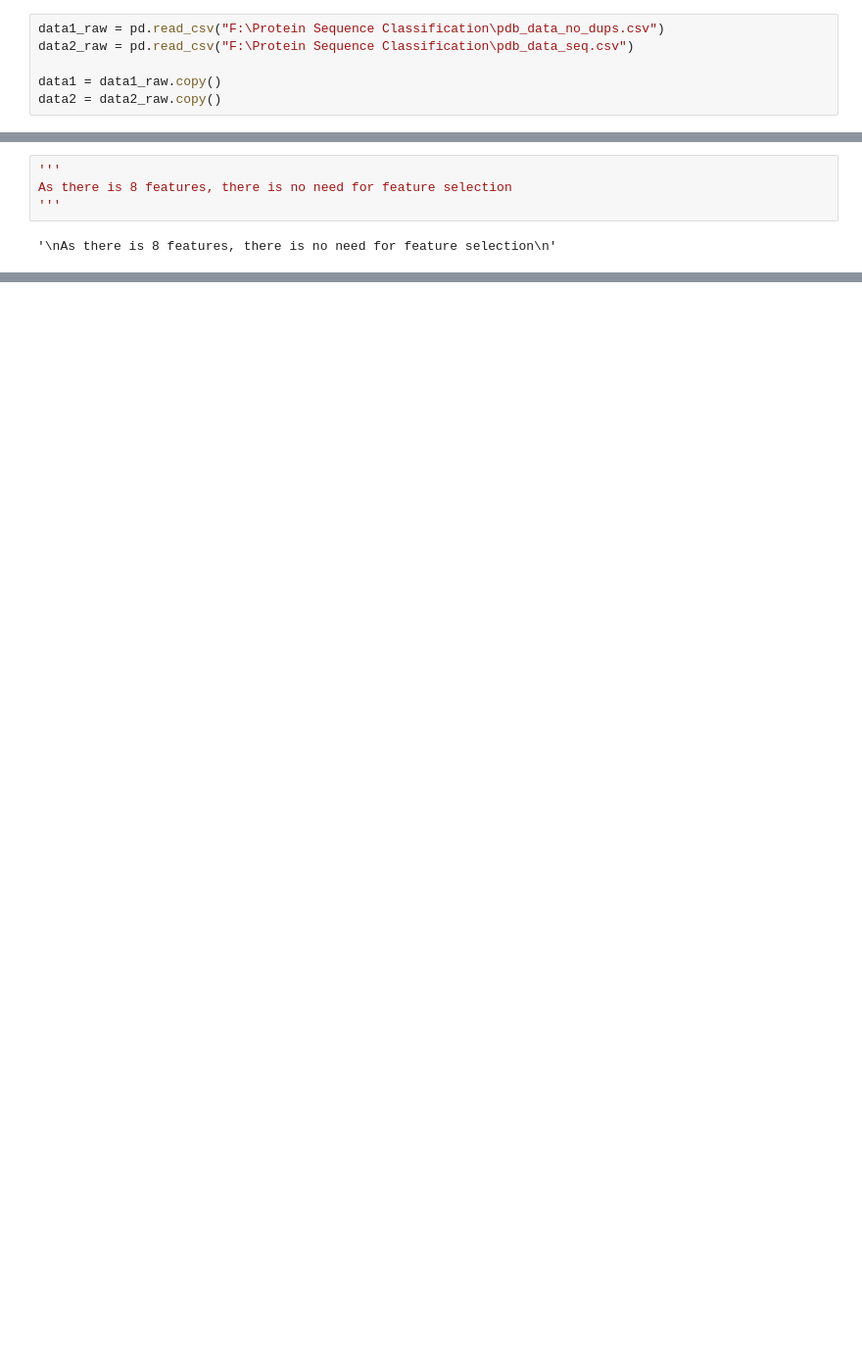
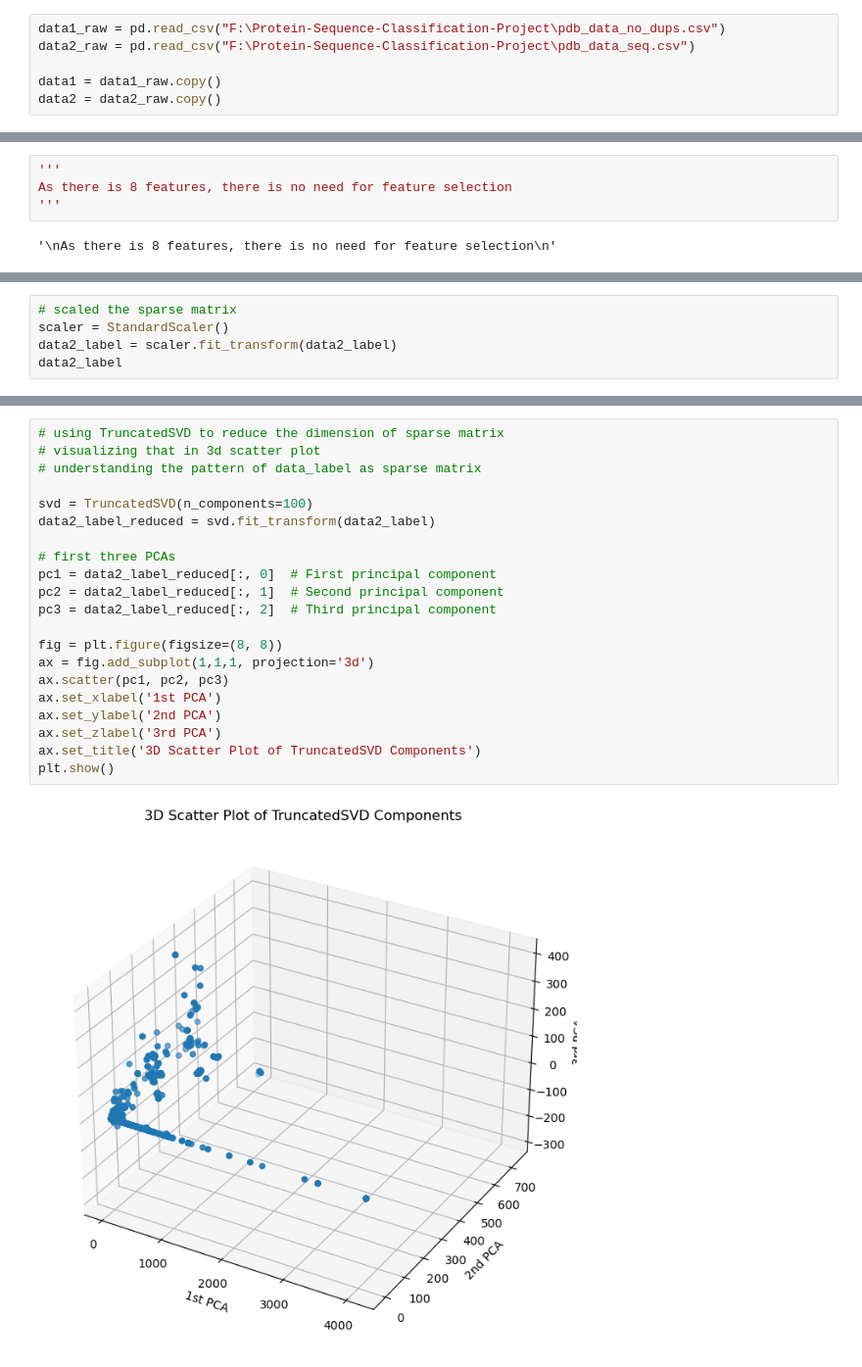
Before and after one commit to kazimahathir73/Protein-Sequence-Classification-Project, a Jupyter notebook: Protein Sequence Classification.ipynb, the cells around one changed output, grey strips where cells are left out. Shown at 98% size. Saved outputs shown, nothing was run; the diff lists cells and outputs as text; blank space fills up the shorter version.

```diff
--- a/Protein Sequence Classification.ipynb
+++ b/Protein Sequence Classification.ipynb
@@ -13,6 +21,6 @@ from sklearn.feature_extraction.text import CountVectorizer
 # %%
-data1_raw = pd.read_csv("F:\Protein Sequence Classification\pdb_data_no_dups.csv")
-data2_raw = pd.read_csv("F:\Protein Sequence Classification\pdb_data_seq.csv")
+data1_raw = pd.read_csv("F:\Protein-Sequence-Classification-Project\pdb_data_no_dups.csv")
+data2_raw = pd.read_csv("F:\Protein-Sequence-Classification-Project\pdb_data_seq.csv")
 
 data1 = data1_raw.copy()
 data2 = data2_raw.copy()
@@ -191,0 +169,5 @@ Insights
+# %%
+# scaled the sparse matrix
+scaler = StandardScaler()
+data2_label = scaler.fit_transform(data2_label)
+data2_label
@@ -191,0 +192,23 @@ Insights
+# %%
+# using TruncatedSVD to reduce the dimension of sparse matrix
+# visualizing that in 3d scatter plot
+# understanding the pattern of data_label as sparse matrix
+
+svd = TruncatedSVD(n_components=100)
+data2_label_reduced = svd.fit_transform(data2_label)
+
+# first three PCAs
+pc1 = data2_label_reduced[:, 0]  # First principal component
+pc2 = data2_label_reduced[:, 1]  # Second principal component
+pc3 = data2_label_reduced[:, 2]  # Third principal component
+
+fig = plt.figure(figsize=(8, 8))
+ax = fig.add_subplot(1,1,1, projection='3d')
+ax.scatter(pc1, pc2, pc3)
+ax.set_xlabel('1st PCA')
+ax.set_ylabel('2nd PCA')
+ax.set_zlabel('3rd PCA')
+ax.set_title('3D Scatter Plot of TruncatedSVD Components')
+plt.show()
+# %% [output]
+[figure, added]
```
Also changed, not shown: parts of 23 cells of this notebook.
